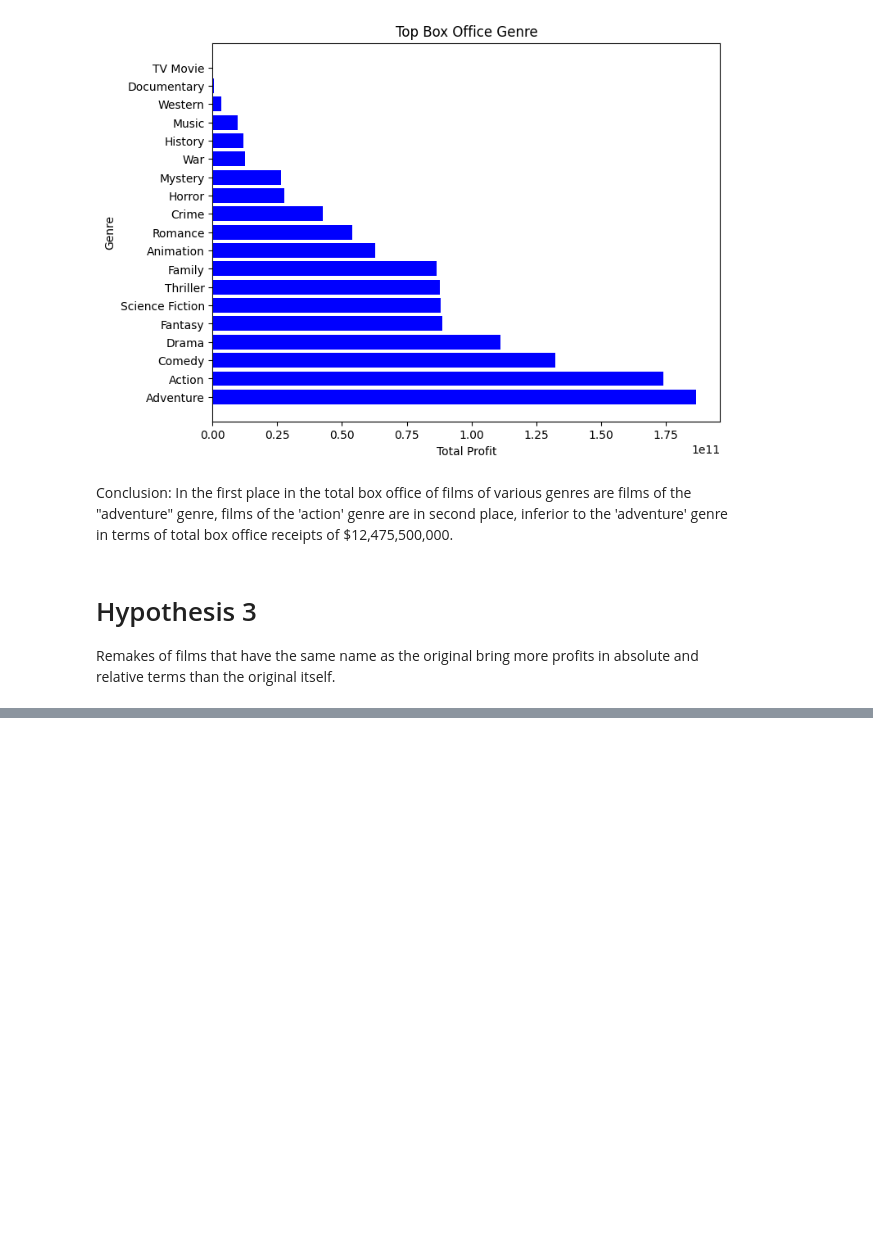
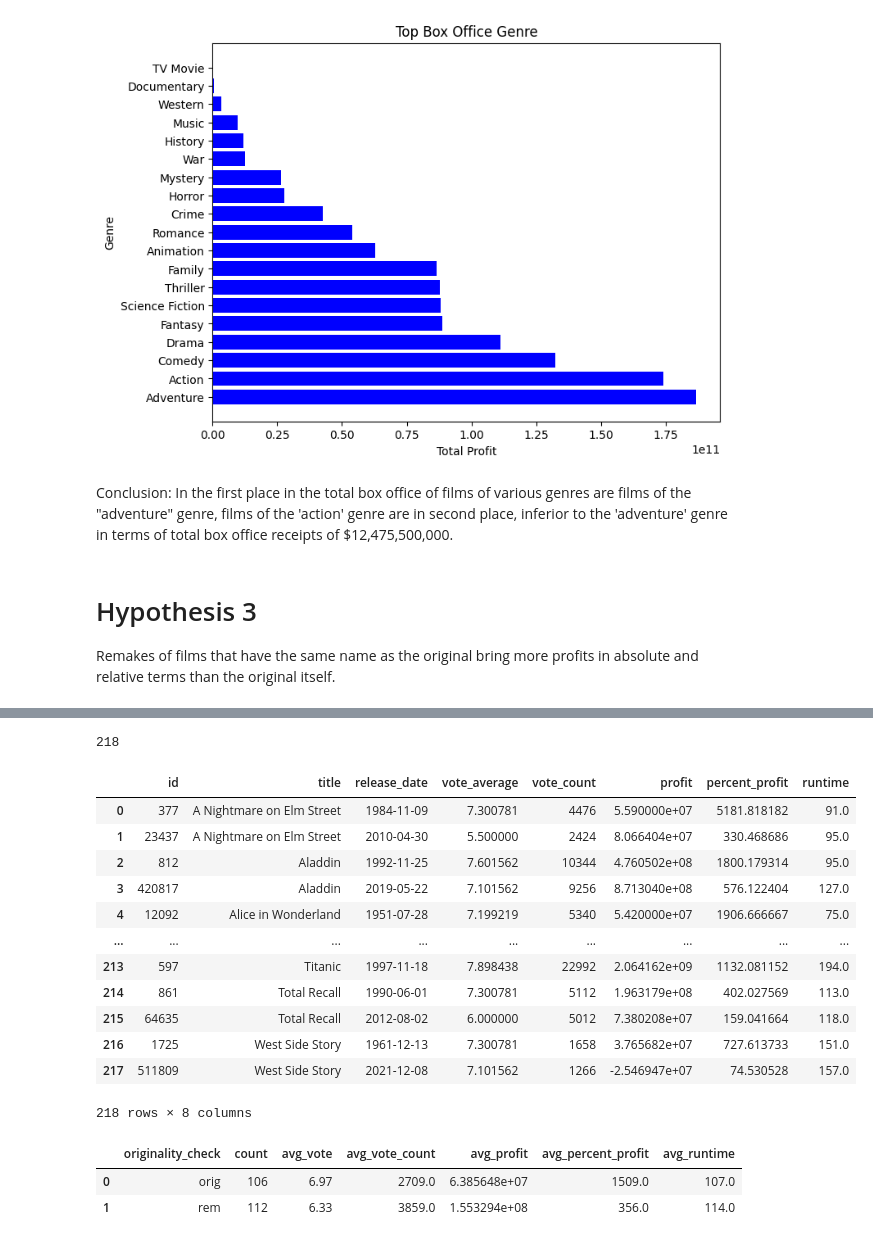
Before and after one commit to dkalenov/TMDB-Movie-Data-Analysis, a Jupyter notebook: TMDB_Movie_Data_Analysis.ipynb, the cells around one changed output, grey strips where cells are left out. Drawn from its saved outputs; the diff is of its cells as text; code cells hidden in the pictures; blank space fills up the shorter version.

```diff
--- a/TMDB_Movie_Data_Analysis.ipynb
+++ b/TMDB_Movie_Data_Analysis.ipynb
@@ -717,0 +754,68 @@ Remakes of films that have the same name as the original bring more profits in a
+# %%
+# Add a new table to bd
+df_remake.to_sql(con=con, name='remake', index=False, if_exists='replace')
+# %% [output]
+218
+# %%
+# Display information about films with the same names and calculate profits
+
+
+remakes = '''
+SELECT
+     id,
+     title,
+     release_date
+     genres,
+     vote_average,
+     vote_count,
+     revenue - budget AS profit,
+     revenue / budget * 100 AS percent_profit,
+     runtime
+FROM remake
+ORDER BY title, release_date
+'''
+
+cur.execute(remakes)
+rows = cur.fetchall()
+
+pd.DataFrame(rows, columns=('id', 'title', 'release_date', 'vote_average', 'vote_count', 'profit',
+                             'percent_profit', 'runtime'))
+# %% [output]
+|  | id | title | release_date | vote_average | vote_count | profit | percent_profit | runtime |
+| 0 | 377 | A Nightmare on Elm Street | 1984-11-09 | 7.300781 | 4476 | 5.590000e+07 | 5181.818182 | 91.0 |
+| 1 | 23437 | A Nightmare on Elm Street | 2010-04-30 | 5.500000 | 2424 | 8.066404e+07 | 330.468686 | 95.0 |
+| 2 | 812 | Aladdin | 1992-11-25 | 7.601562 | 10344 | 4.760502e+08 | 1800.179314 | 95.0 |
+| 3 | 420817 | Aladdin | 2019-05-22 | 7.101562 | 9256 | 8.713040e+08 | 576.122404 | 127.0 |
+| 4 | 12092 | Alice in Wonderland | 1951-07-28 | 7.199219 | 5340 | 5.420000e+07 | 1906.666667 | 75.0 |
+| ... | ... | ... | ... | ... | ... | ... | ... | ... |
+| 213 | 597 | Titanic | 1997-11-18 | 7.898438 | 22992 | 2.064162e+09 | 1132.081152 | 194.0 |
+| 214 | 861 | Total Recall | 1990-06-01 | 7.300781 | 5112 | 1.963179e+08 | 402.027569 | 113.0 |
+| 215 | 64635 | Total Recall | 2012-08-02 | 6.000000 | 5012 | 7.380208e+07 | 159.041664 | 118.0 |
+| 216 | 1725 | West Side Story | 1961-12-13 | 7.300781 | 1658 | 3.765682e+07 | 727.613733 | 151.0 |
+| 217 | 511809 | West Side Story | 2021-12-08 | 7.101562 | 1266 | -2.546947e+07 | 74.530528 | 157.0 |
+218 rows × 8 columns
+# %%
+# Display the average profit and profit percentage among all original films and remakes
+remakes = '''
+SELECT
+     orig_check,
+     COUNT(orig_check) AS count,
+     ROUND(AVG(vote_average), 2) AS avg_vote,
+     ROUND(AVG(vote_count)) AS avg_vote_count,
+     AVG(revenue - budget) AS avg_profit,
+     ROUND(AVG(revenue / budget * 100)) AS avg_percent_profit,
+     ROUND(AVG(runtime)) AS avg_runtime
+FROM remake
+GROUP BY orig_check
+'''
+
+cur.execute(remakes)
+rows = cur.fetchall()
+
+df = pd.DataFrame(rows, columns=('originality_check', 'count', 'avg_vote', 'avg_vote_count', 'avg_profit',
+                                 'avg_percent_profit', 'avg_runtime'))
+df
+# %% [output]
+|  | originality_check | count | avg_vote | avg_vote_count | avg_profit | avg_percent_profit | avg_runtime |
+| 0 | orig | 106 | 6.97 | 2709.0 | 6.385648e+07 | 1509.0 | 107.0 |
+| 1 | rem | 112 | 6.33 | 3859.0 | 1.553294e+08 | 356.0 | 114.0 |
```
Also changed, not shown: parts of 8 cells of this notebook.
